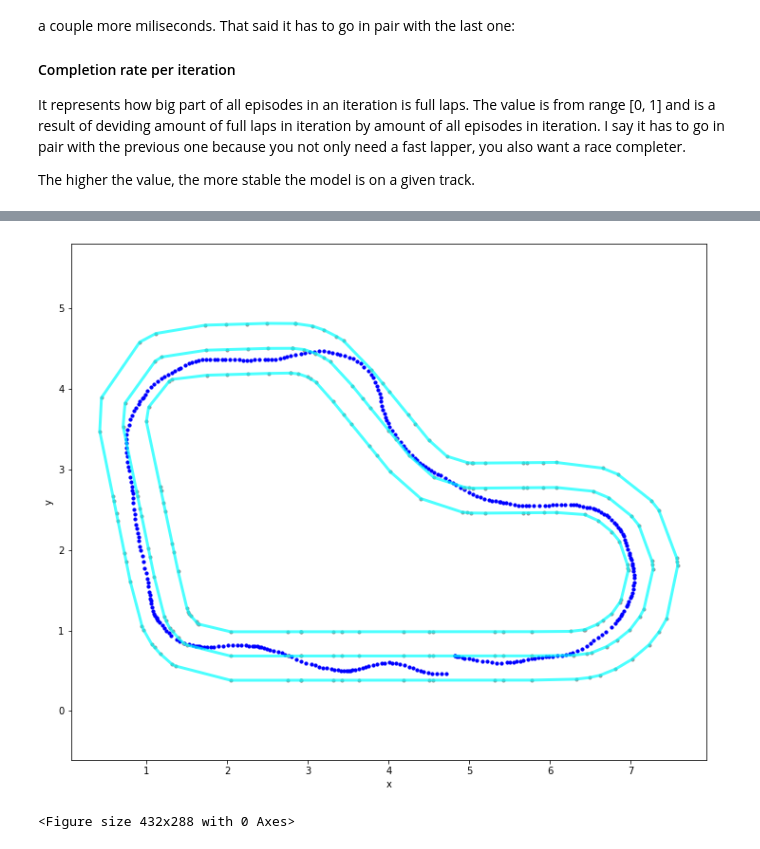
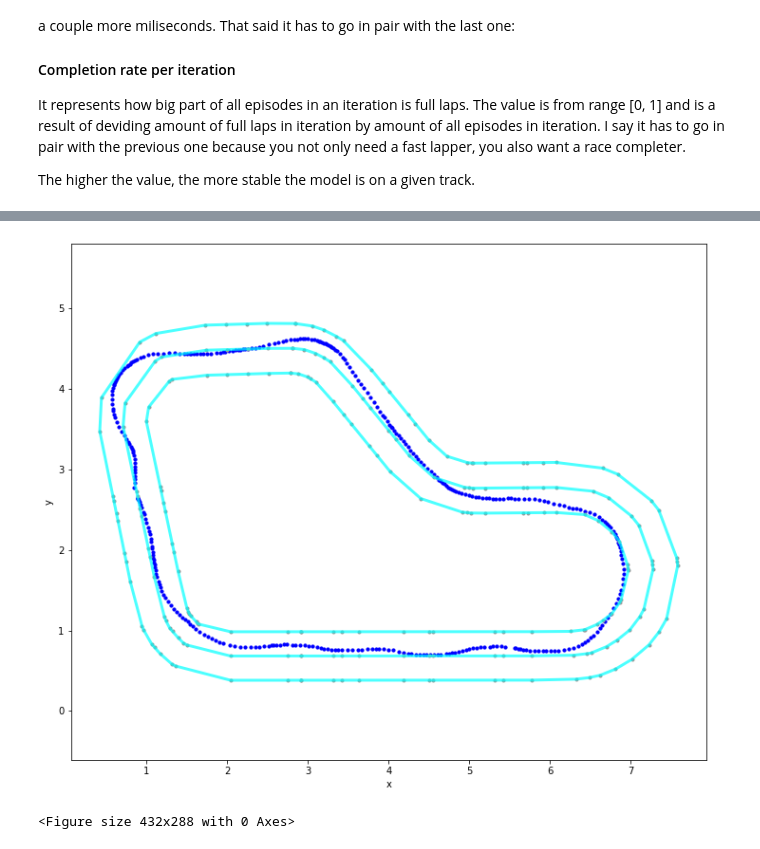
Before and after one commit to AgustinLema/deepracer-analysis, a Jupyter notebook: Training_analysis_Agus-Tune-reward.ipynb, the cells around one changed output, grey strips where cells are left out. Drawn from its saved outputs; the diff is of its cells as text; code cells hidden in the pictures.

```diff
--- a/Training_analysis_Agus-Tune-reward.ipynb
+++ b/Training_analysis_Agus-Tune-reward.ipynb
@@ -152,8 +152,8 @@ Below I have prepared a section for each case. In each case you can analyse the
 Select your preferred way to get the logs below and you can get rid of the rest.
 # %%
 # AWS DeepRacer Console
-#stream_name = 'sim-j5xqxn10bbn0' ## CHANGE This to your simulation application ID
-stream_name = 'sim-0wskrqsbjs2h'
+stream_name = 'sim-j5xqxn10bbn0' # First training analyzed
+#stream_name = 'sim-0wskrqsbjs2h' # Training with reward power function
 fname = 'logs/deepracer-%s.log' %stream_name  # The log will be downloaded into the specified path
 cw.download_log(fname, stream_prefix=stream_name)  # add force=True if you downloaded the file before but want to repeat
 
@@ -373,7 +415,7 @@ df[df['episode']==111]
 # %%
-episode_id = 42
+episode_id = 36
 
 pu.plot_selected_laps(simulation_agg[simulation_agg['episode'] == episode_id], df, track)
 # %% [output]
-[figure, old version]
+[figure, new version]
 <Figure size 432x288 with 0 Axes>
```
Also changed, not shown: parts of 7 cells of this notebook, 12 other files.
